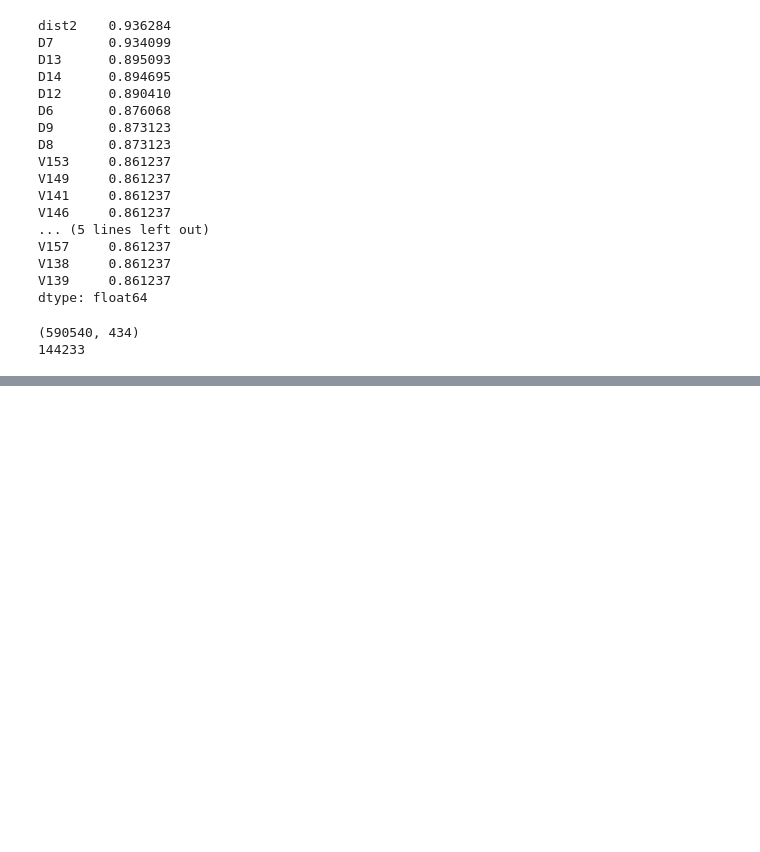
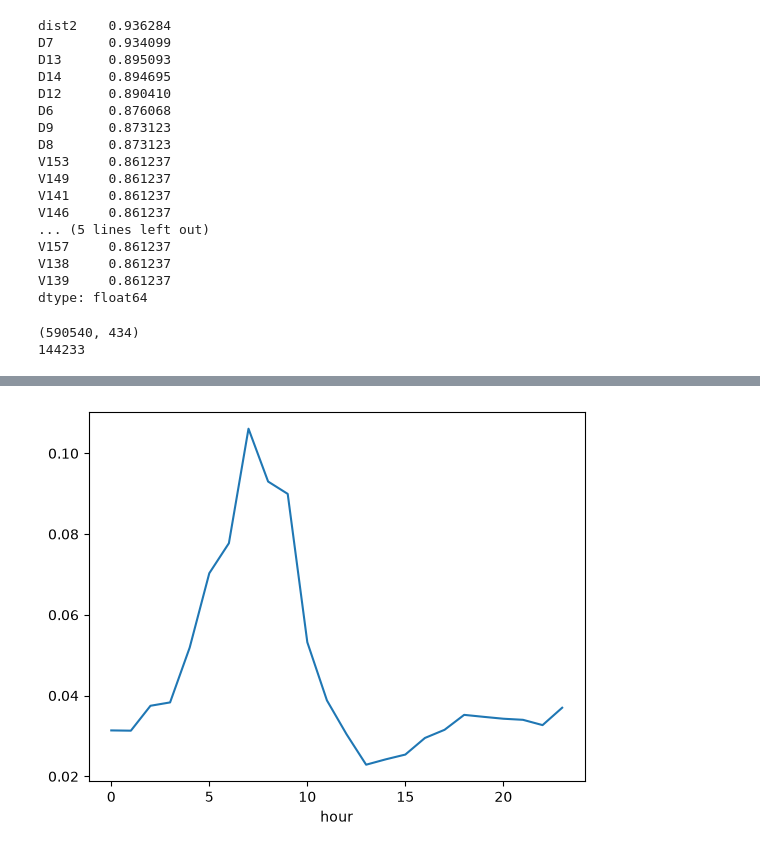
Before and after one commit to siddhesh-0506/marketplace-fraud-detection, a Jupyter notebook: eda.ipynb, the cells around one changed output, grey strips where cells are left out. Cells and saved outputs as stored; diff of their text form; code cells hidden in the pictures; blank space fills up the shorter version.

```diff
--- a/eda.ipynb
+++ b/eda.ipynb
@@ -74,0 +127,6 @@ print(train_tx["TransactionID"].isin(train_id["TransactionID"]).sum())
+# %%
+merged["hour"] = (merged["TransactionDT"] // 3600) % 24
+merged.groupby("hour")["isFraud"].mean().plot()
+plt.show()
+# %% [output]
+[figure, added]
```
Also changed, not shown: parts of 9 cells of this notebook.
